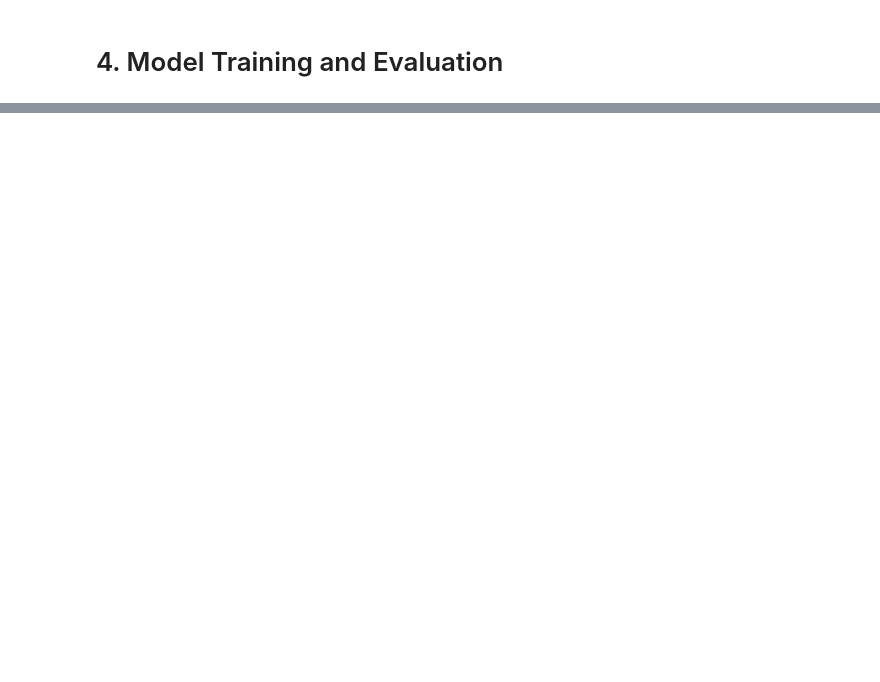
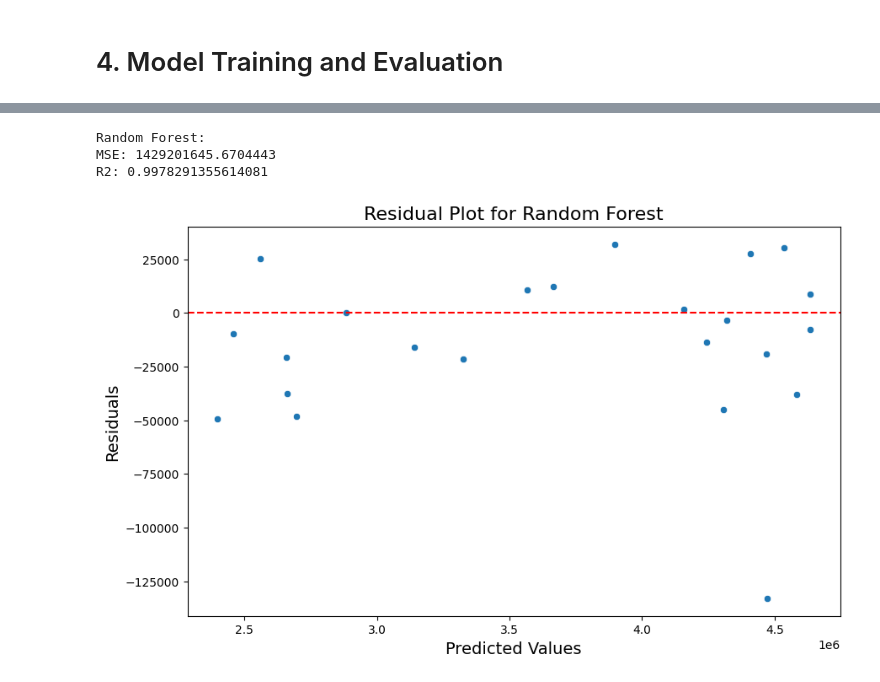
Before and after one commit to Mdhlalose/sarb-data-science-exercise, a Jupyter notebook: code.ipynb, the cells around one changed output, grey strips where cells are left out. Saved outputs shown, nothing was run; the diff lists cells and outputs as text; code cells hidden in the pictures; blank space fills up the shorter version.

```diff
--- a/code.ipynb
+++ b/code.ipynb
@@ -261,0 +300,22 @@ plt.show()
+# %%
+print("Random Forest:")
+rf = RandomForestRegressor(n_estimators=100, random_state=42)
+rf.fit(X_train, y_train)
+y_pred_rf = rf.predict(X_test)
+
+print("MSE:", mean_squared_error(y_test, y_pred_rf))
+print("R2:", r2_score(y_test, y_pred_rf))
+
+residuals_rf = y_test - y_pred_rf
+plt.figure(figsize=(10, 6))
+sns.scatterplot(x=y_pred_rf, y=residuals_rf)
+plt.axhline(y=0, color='r', linestyle='--')
+plt.title('Residual Plot for Random Forest', fontsize=16)
+plt.xlabel('Predicted Values', fontsize=14)
+plt.ylabel('Residuals', fontsize=14)
+plt.show()
+# %% [output]
+Random Forest:
+MSE: 1429201645.6704443
+R2: 0.9978291355614081
+[figure, added]
```
Also changed, not shown: parts of 14 cells of this notebook.
